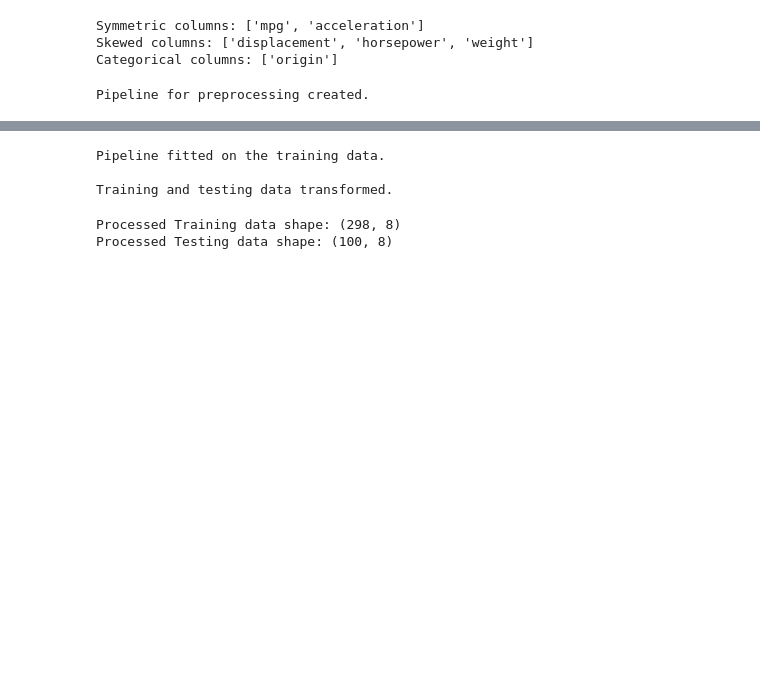
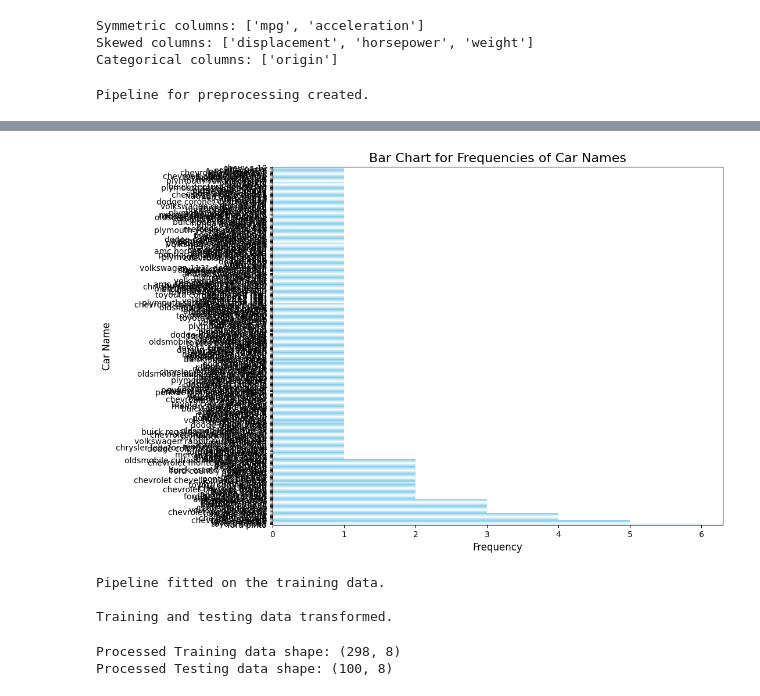
Before and after one commit to saij1807/IT7103-Fall-2024, a Jupyter notebook: Assignment2_pjalluri.ipynb, the cells around one changed output, grey strips where cells are left out. Drawn from its saved outputs; the diff is of its cells as text; code cells hidden in the pictures; blank space fills up the shorter version.

```diff
--- a/Assignment2_pjalluri.ipynb
+++ b/Assignment2_pjalluri.ipynb
@@ -139 +99,14 @@ for col in df.columns:
+# %%
+import matplotlib.pyplot as plt
+
+plt.figure(figsize=(10, 8))
+df['car name'].value_counts().plot(kind='barh', color='skyblue')
+
+plt.title('Bar Chart for Frequencies of Car Names', fontsize=16)
+plt.xlabel('Frequency', fontsize=12)
+plt.ylabel('Car Name', fontsize=12)
+
+plt.show()
+# %% [output]
+[figure, added]
 # %%
```
Also changed, not shown: parts of 5 cells of this notebook.
